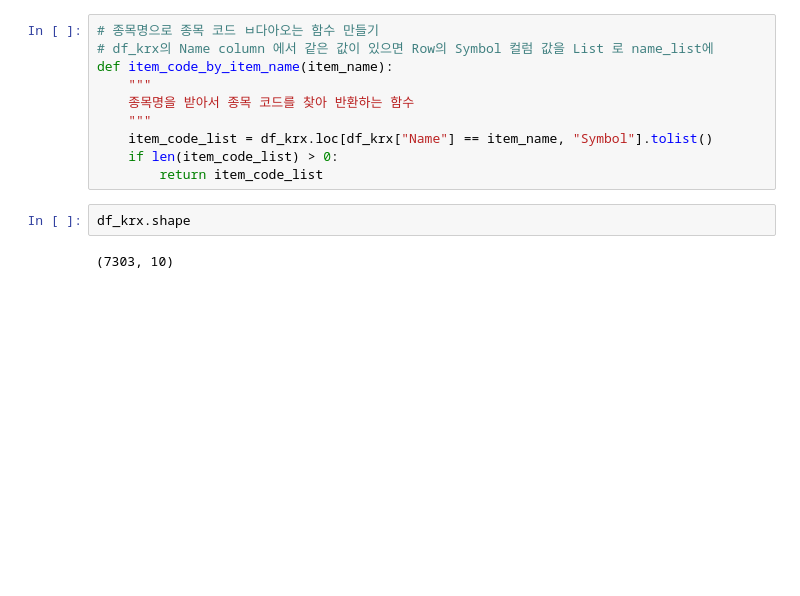
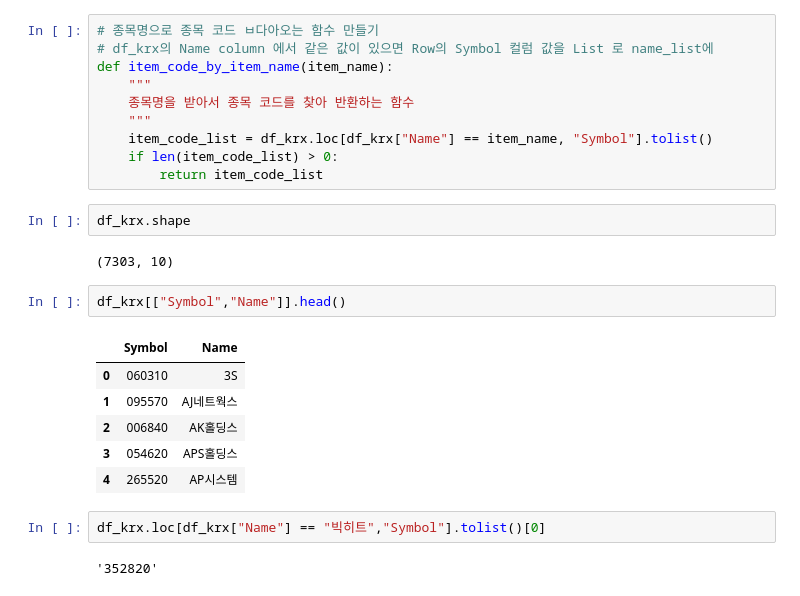
Before and after one commit to kimjinhyuk/LBD, a Jupyter notebook: data_science/analysis_stock_fdr/FDR_P01.ipynb, the cells around one changed output. Drawn from its saved outputs; the diff is of its cells as text; blank space fills up the shorter version.

```diff
--- a/data_science/analysis_stock_fdr/FDR_P01.ipynb
+++ b/data_science/analysis_stock_fdr/FDR_P01.ipynb
@@ -120,3 +120,16 @@ def item_code_by_item_name(item_name):
 df_krx.shape
 # %% [output]
 (7303, 10)
+# %%
+df_krx[["Symbol","Name"]].head()
+# %% [output]
+|  | Symbol | Name |
+| 0 | 060310 | 3S |
+| 1 | 095570 | AJ네트웍스 |
+| 2 | 006840 | AK홀딩스 |
+| 3 | 054620 | APS홀딩스 |
+| 4 | 265520 | AP시스템 |
+# %%
+df_krx.loc[df_krx["Name"] == "빅히트","Symbol"].tolist()[0]
+# %% [output]
+'352820'
```
